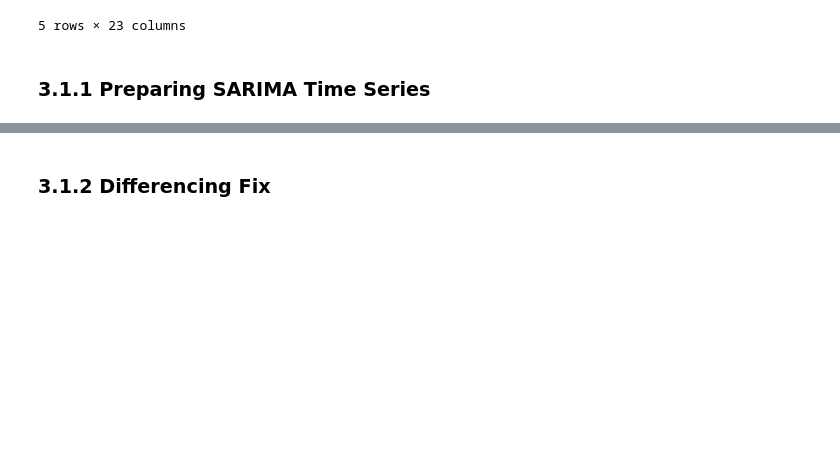
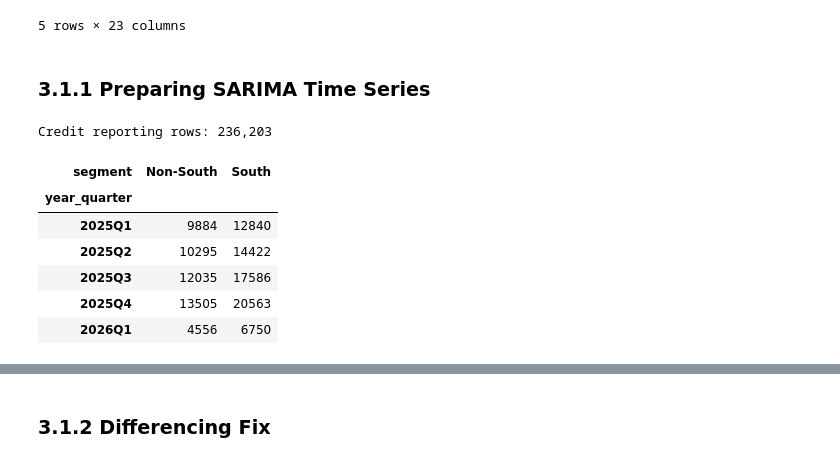
Before and after one commit to kazishahid-ds/CFPB-complaints-analysis, a Jupyter notebook: notebooks/03a_cfpb_time_series_sarima.ipynb, the cells around one changed output, grey strips where cells are left out. Saved outputs shown, nothing was run; the diff lists cells and outputs as text; code cells hidden in the pictures; blank space fills up the shorter version.

```diff
--- a/notebooks/03a_cfpb_time_series_sarima.ipynb
+++ b/notebooks/03a_cfpb_time_series_sarima.ipynb
@@ -26,7 +26,27 @@ Loaded 300,000 rows & 23 columns
 # %% [markdown]
 ### 3.1.1 Preparing SARIMA Time Series
 # %%
-# TS prep
-complaints_ts = df['year_quarter'].value_counts().sort_index()
-ts = pd.Series(complaints_ts.values, index=pd.PeriodIndex(complaints_ts.index, freq='Q'))
+# Filter to Credit reporting and build South vs Non-South quarterly series
+df_cr = df[df['Product'].str.contains('Credit reporting', case=False, na=False)].copy()
+df_cr['segment'] = np.where(df_cr['region'].eq('South'), 'South', 'Non-South')
+
+quarterly_counts = (
+    df_cr.groupby(['year_quarter', 'segment'])
+    .size()
+    .unstack(fill_value=0)
+    .sort_index()
+ )
+quarterly_counts.index = pd.PeriodIndex(quarterly_counts.index, freq='Q')
+
+print(f"Credit reporting rows: {len(df_cr):,}")
+quarterly_counts.tail()
+# %% [output]
+Credit reporting rows: 236,203
+| segment | Non-South | South |
+| year_quarter |  |  |
+| 2025Q1 | 9884 | 12840 |
+| 2025Q2 | 10295 | 14422 |
+| 2025Q3 | 12035 | 17586 |
+| 2025Q4 | 13505 | 20563 |
+| 2026Q1 | 4556 | 6750 |
 # %%
```
Also changed, not shown: parts of 6 cells of this notebook, 25 other files.
